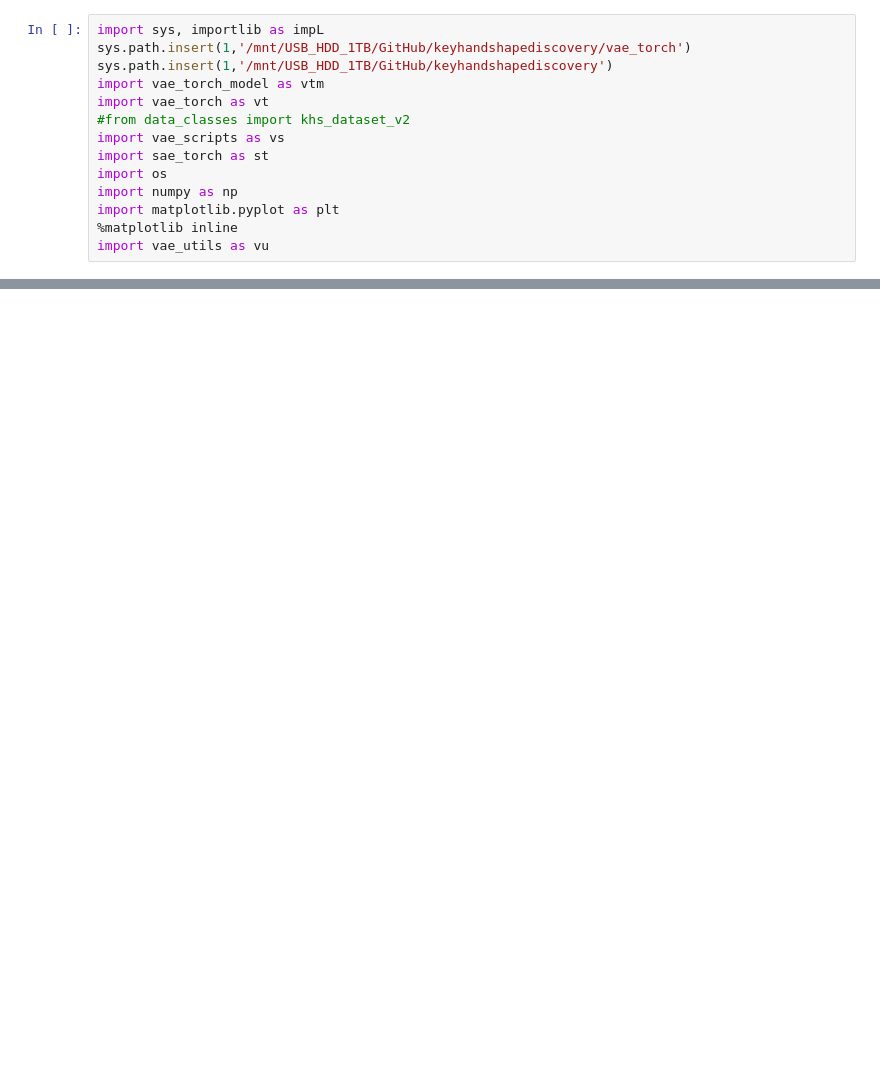
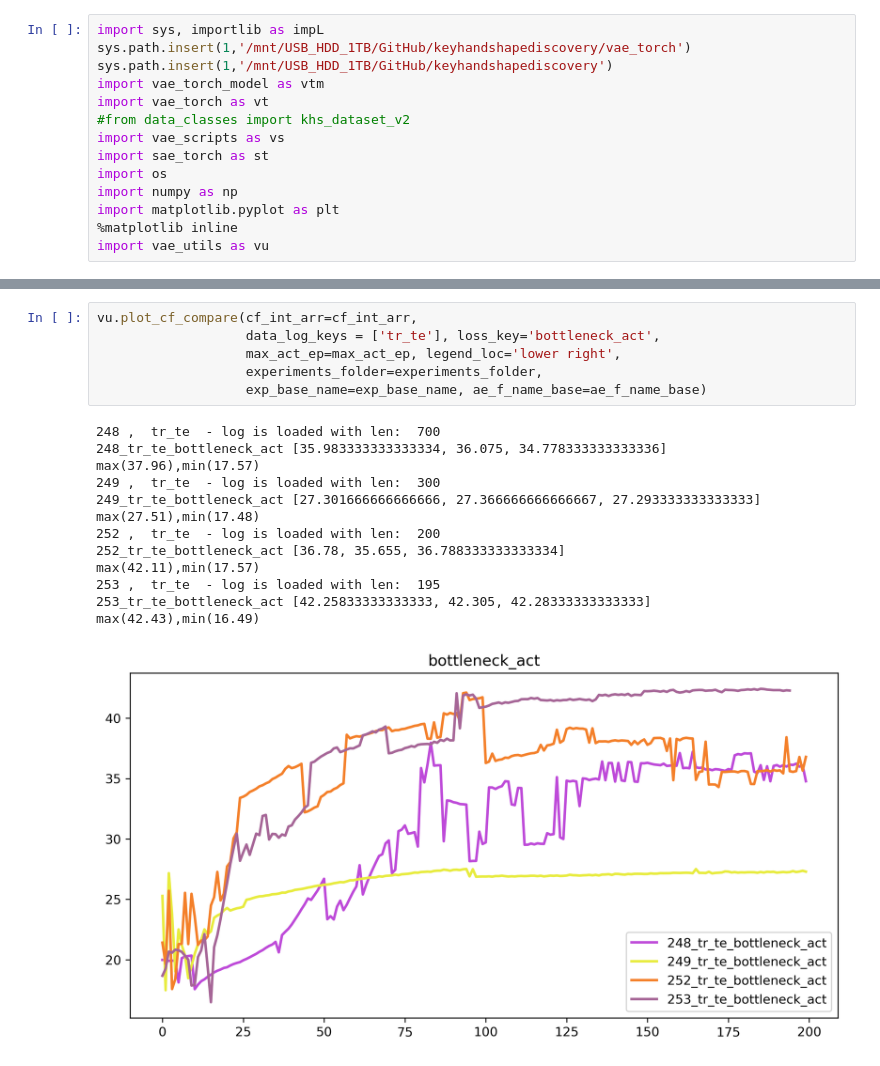
Before and after one commit to dogasiyli-boun/keyhandshapediscovery, a Jupyter notebook: ipynb/plot_cf_compare_FC_cf.ipynb, the cells around one changed output, grey strips where cells are left out. Saved outputs shown, nothing was run; the diff lists cells and outputs as text; blank space fills up the shorter version.

```diff
--- a/ipynb/plot_cf_compare_FC_cf.ipynb
+++ b/ipynb/plot_cf_compare_FC_cf.ipynb
@@ -39 +41,21 @@ max(37.77),min(11.18)
+# %%
+vu.plot_cf_compare(cf_int_arr=cf_int_arr,
+                   data_log_keys = ['tr_te'], loss_key='bottleneck_act',
+                   max_act_ep=max_act_ep, legend_loc='lower right',
+                   experiments_folder=experiments_folder,
+                   exp_base_name=exp_base_name, ae_f_name_base=ae_f_name_base)
+# %% [output]
+248 ,  tr_te  - log is loaded with len:  700
+248_tr_te_bottleneck_act [35.983333333333334, 36.075, 34.778333333333336]
+max(37.96),min(17.57)
+249 ,  tr_te  - log is loaded with len:  300
+249_tr_te_bottleneck_act [27.301666666666666, 27.366666666666667, 27.293333333333333]
+max(27.51),min(17.48)
+252 ,  tr_te  - log is loaded with len:  200
+252_tr_te_bottleneck_act [36.78, 35.655, 36.788333333333334]
+max(42.11),min(17.57)
+253 ,  tr_te  - log is loaded with len:  195
+253_tr_te_bottleneck_act [42.25833333333333, 42.305, 42.28333333333333]
+max(42.43),min(16.49)
+[figure, added]
 # %%
```
Also changed, not shown: parts of 8 cells of this notebook, 8 other files.
